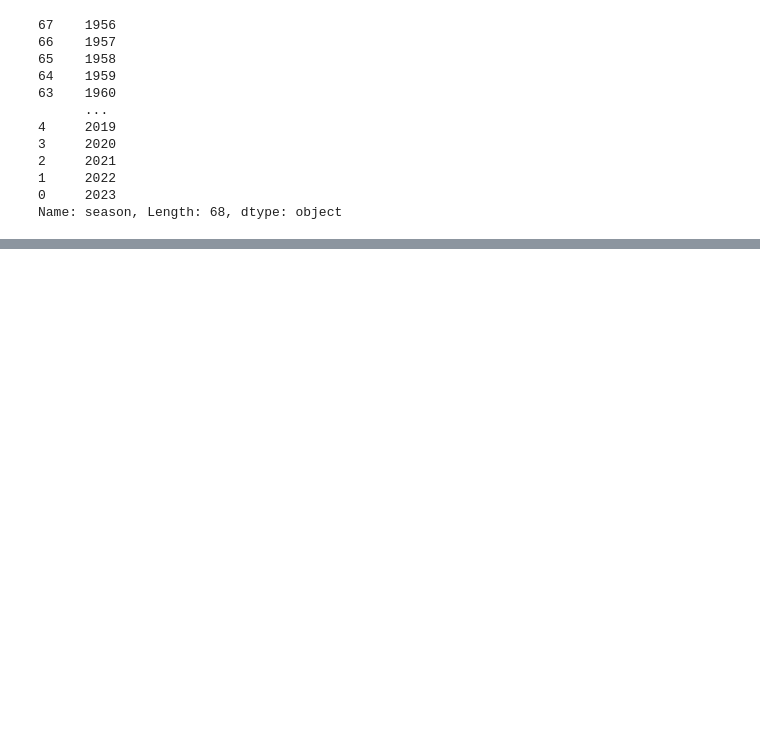
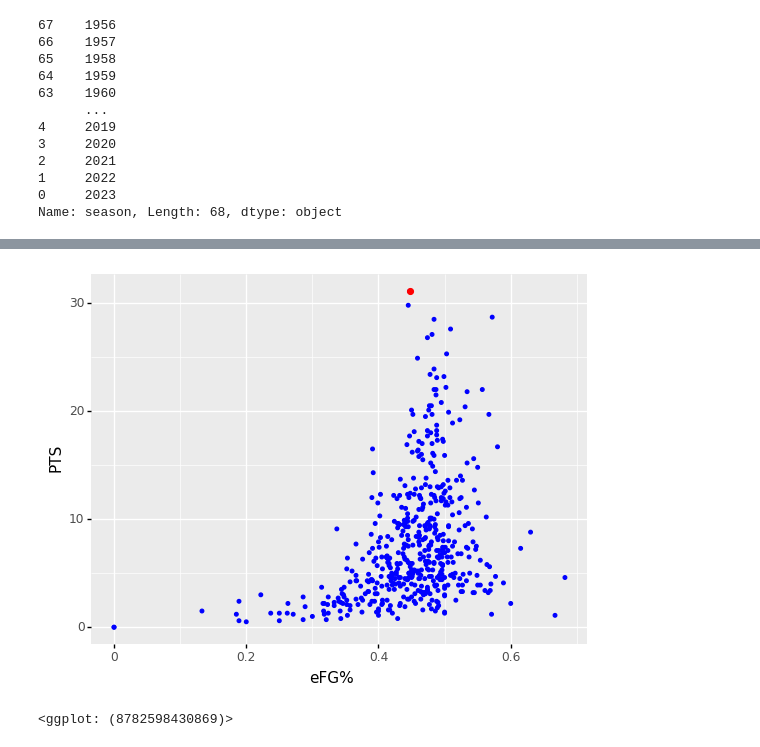
Before and after one commit to nharrisanalyst/NBA_MVP, a Jupyter notebook: NBA MVP Data Cleaning and Exploration.ipynb, the cells around one changed output, grey strips where cells are left out. Saved outputs shown, nothing was run; the diff lists cells and outputs as text; code cells hidden in the pictures; blank space fills up the shorter version.

```diff
--- a/NBA MVP Data Cleaning and Exploration.ipynb
+++ b/NBA MVP Data Cleaning and Exploration.ipynb
@@ -354,0 +483,7 @@ nba_mvp['eFG%'] = (nba_mvp['FG%'] + (0.5 * nba_mvp['3P%'] )/nba_mvp['']
+# %%
+(ggplot(season_2001, aes(y = 'PTS', x = 'eFG%')) + geom_point(color='blue', size=1) +
+ geom_point(season_2001_iverson, color='red', size=1.9)
+)
+# %% [output]
+[figure, added]
+<ggplot: (8782598430869)>
```
Also changed, not shown: parts of 22 cells of this notebook.
